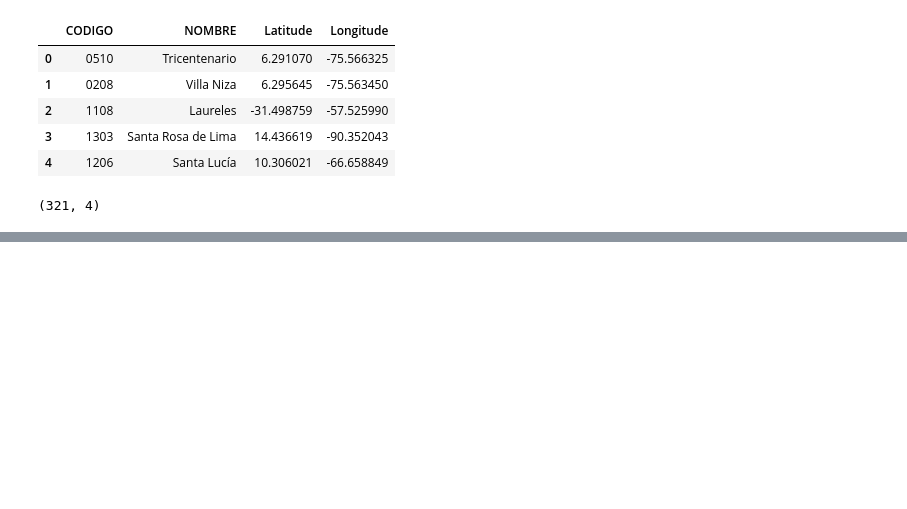
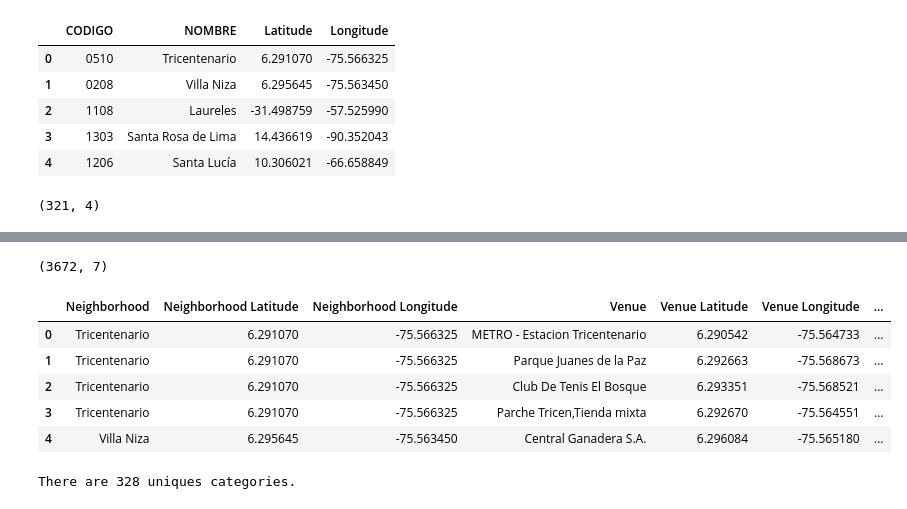
Before and after one commit to Sergioc2020/Coursera_Capstone, a Jupyter notebook: ProyectoCapstoneFinal.ipynb, the cells around one changed output, grey strips where cells are left out. Cells and saved outputs as stored; diff of their text form; code cells hidden in the pictures; blank space fills up the shorter version.

```diff
--- a/ProyectoCapstoneFinal.ipynb
+++ b/ProyectoCapstoneFinal.ipynb
@@ -132,0 +241,3 @@ df.shape
+# %%
+results = requests.get(url).json()
+results
@@ -132,0 +264,12 @@ df.shape
+# %%
+# función para extraer la categoria del sitio
+def get_category_type(row):
+    try:
+        categories_list = row['categories']
+    except:
+        categories_list = row['venue.categories']
+
+    if len(categories_list) == 0:
+        return None
+    else:
+        return categories_list[0]['name']
@@ -132,0 +278,16 @@ df.shape
+# %%
+venues = results['response']['groups'][0]['items']
+
+nearby_venues = json_normalize(venues) # objeto JSON
+
+# filtrar columnas
+filtered_columns = ['venue.name', 'venue.categories', 'venue.location.lat', 'venue.location.lng']
+nearby_venues =nearby_venues.loc[:, filtered_columns]
+
+# filtrar la categoría para cada fila
+nearby_venues['venue.categories'] = nearby_venues.apply(get_category_type, axis=1)
+
+# limpiar columnas
+nearby_venues.columns = [col.split(".")[-1] for col in nearby_venues.columns]
+
+nearby_venues.head()
@@ -132,0 +348,5 @@ df.shape
+# %%
+medellin_venues = getNearbyVenues(names=df['Neighborhood'],
+                                   latitudes=df['Latitude'],
+                                   longitudes=df['Longitude']
+                                  )
@@ -132,0 +371,16 @@ df.shape
+# %%
+# Revisemos el tamaño del dataframe resultante
+print(medellin_venues.shape)
+medellin_venues.head()
+# %% [output]
+(3672, 7)
+|  | Neighborhood | Neighborhood Latitude | Neighborhood Longitude | Venue | Venue Latitude | Venue Longitude | ... |
+| 0 | Tricentenario | 6.291070 | -75.566325 | METRO - Estacion Tricentenario | 6.290542 | -75.564733 | ... |
+| 1 | Tricentenario | 6.291070 | -75.566325 | Parque Juanes de la Paz | 6.292663 | -75.568673 | ... |
+| 2 | Tricentenario | 6.291070 | -75.566325 | Club De Tenis El Bosque | 6.293351 | -75.568521 | ... |
+| 3 | Tricentenario | 6.291070 | -75.566325 | Parche Tricen,Tienda mixta | 6.292670 | -75.564551 | ... |
+| 4 | Villa Niza | 6.295645 | -75.563450 | Central Ganadera S.A. | 6.296084 | -75.565180 | ... |
+# %%
+print('There are {} uniques categories.'.format(len(medellin_venues['Venue Category'].unique())))
+# %% [output]
+There are 328 uniques categories.
```
Also changed, not shown: parts of 68 cells of this notebook.
